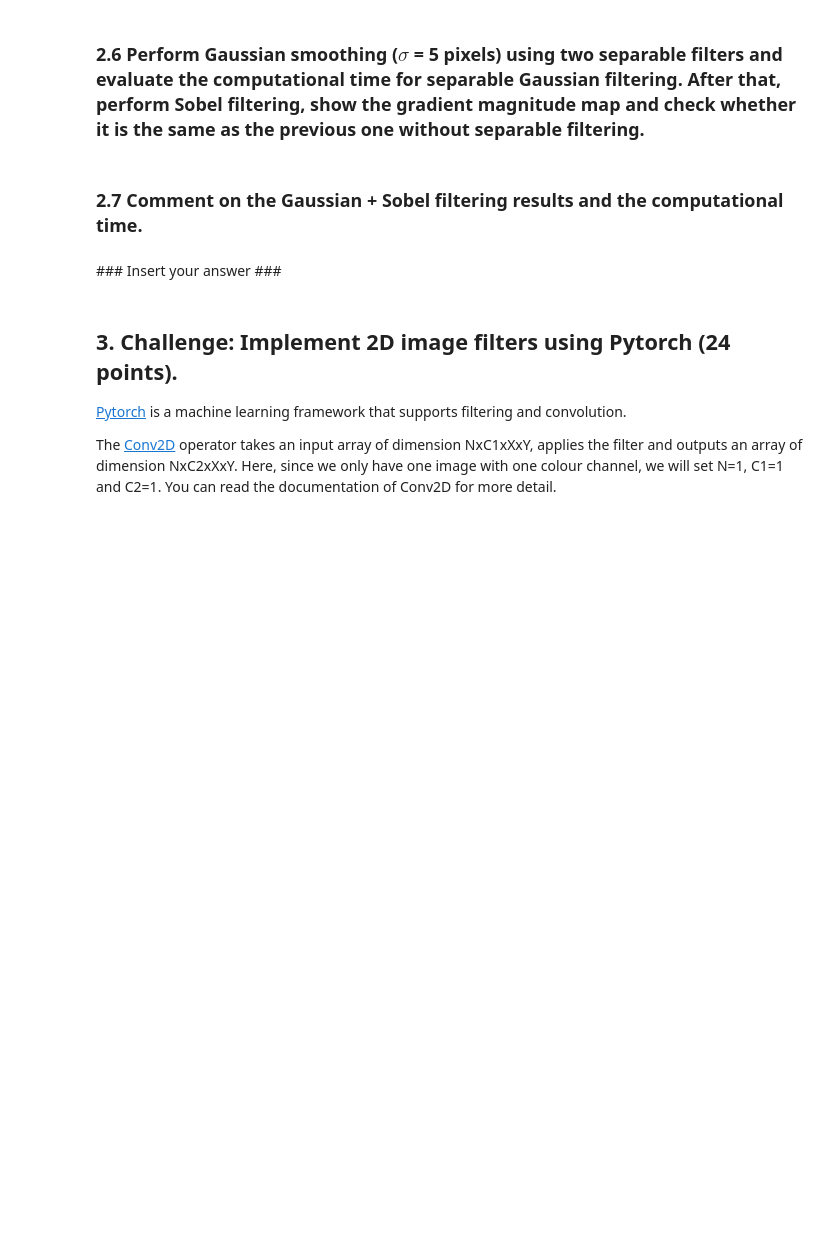
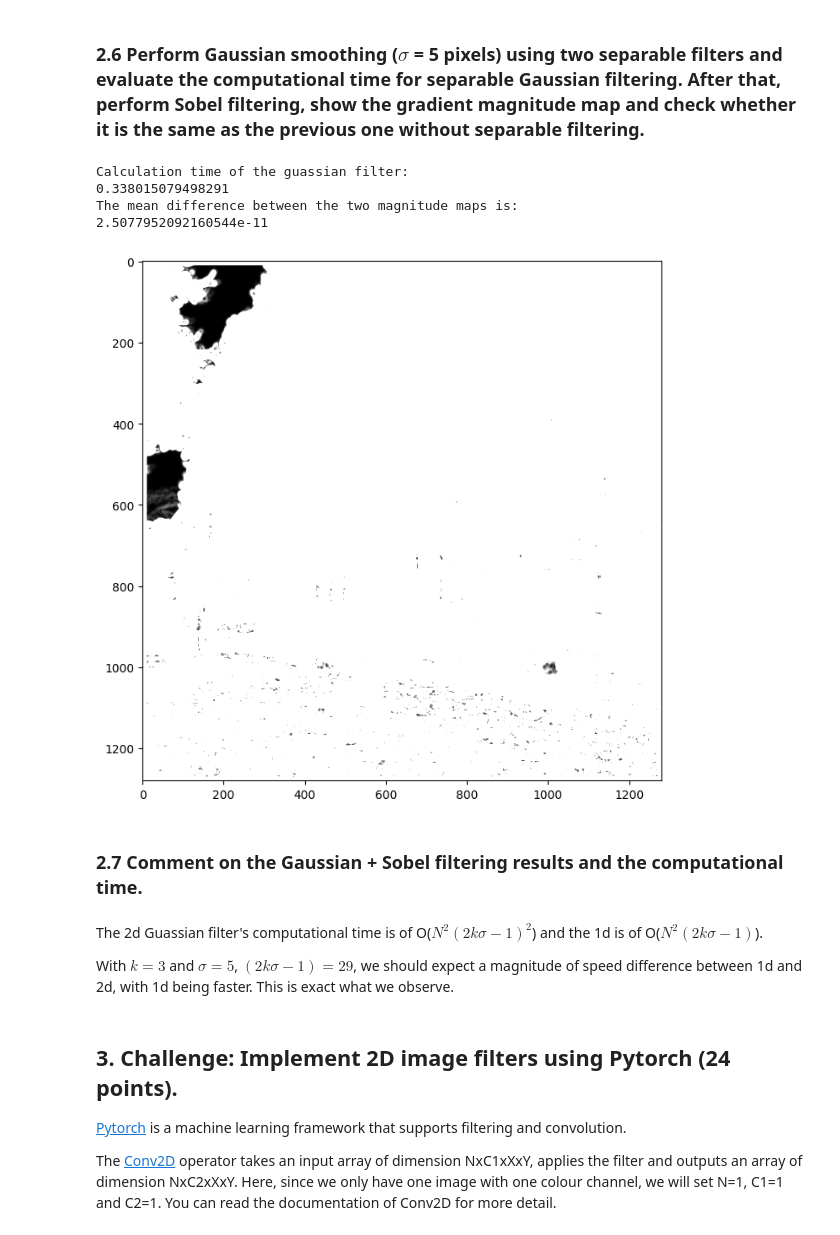
Before and after one commit to SkyCraftZheng/Computer_Vision_2024, a Jupyter notebook: coursework_01/coursework_01.ipynb, the cells around one changed output. Drawn from its saved outputs; the diff is of its cells as text; code cells hidden in the pictures; blank space fills up the shorter version.

```diff
--- a/coursework_01/coursework_01.ipynb
+++ b/coursework_01/coursework_01.ipynb
@@ -211,26 +248,48 @@ plt.imshow(h_y)
 # %%
 # Perform separable Gaussian smoothing and count time
 ### Insert your code ###
+sigma = 5
+h_x = gaussian_filter_1d(sigma)
+h_y = h_x.T
+
+start_time = time.time()
+
+image_guassian = scipy.signal.convolve2d(scipy.signal.convolve2d(image, h_x, mode='same'), h_y, mode='same')
+
+print("Calculation time of the guassian filter:")
+print(time.time() - start_time)
 
 # Image filtering
 ### Insert your code ###
+image_filtered_x = scipy.signal.convolve2d(image_guassian, sobel_x, mode='same')
+image_filtered_y = scipy.signal.convolve2d(image_guassian, sobel_y, mode='same')
 
 # Calculate the gradient magnitude
 ### Insert your code ###
-grad_mag2 = ...
+grad_mag2 = np.sqrt(image_filtered_x ** 2 + image_filtered_y ** 2)
 
 # Display the gradient magnitude map (provided)
 plt.imshow(grad_mag2, cmap='gray', vmin=0, vmax=100)
 plt.gcf().set_size_inches(8, 8)
 
 # Check the difference between the current gradient magnitude map
 # and the previous one produced without separable filtering. You
 # can report the mean difference between the two.
 ### Insert your code ###
+print("The mean difference between the two magnitude maps is:")
+print(np.mean(np.absolute(grad_mag - grad_mag2)))
+# %% [output]
+Calculation time of the guassian filter:
+0.338015079498291
+The mean difference between the two magnitude maps is:
+2.5077952092160544e-11
+[figure, added]
 # %% [markdown]
 ### 2.7 Comment on the Gaussian + Sobel filtering results and the computational time.
-# %% [markdown]
-### Insert your answer ###
+# %% [markdown]
+The 2d Guassian filter's computational time is of O($N^2(2k\sigma - 1)^2$) and the 1d is of O($N^2(2k\sigma - 1)$).
+
+With $k=3$ and $\sigma = 5$, $(2k\sigma - 1)=29$, we should expect a magnitude of speed difference between 1d and 2d, with 1d being faster. This is exact what we observe.
 # %% [markdown]
 ## 3. Challenge: Implement 2D image filters using Pytorch (24 points).
 
```
Also changed, not shown: parts of 3 cells of this notebook.
